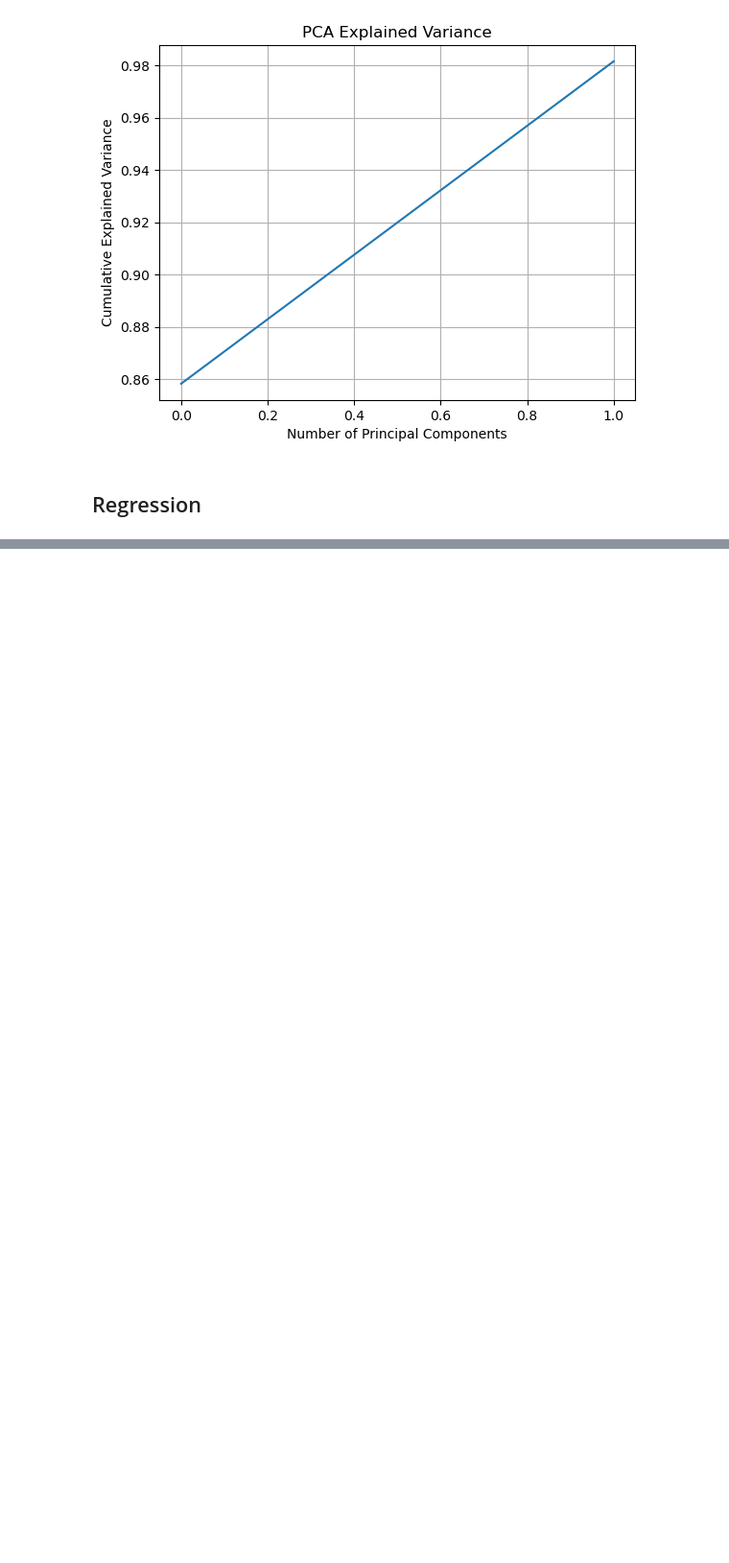
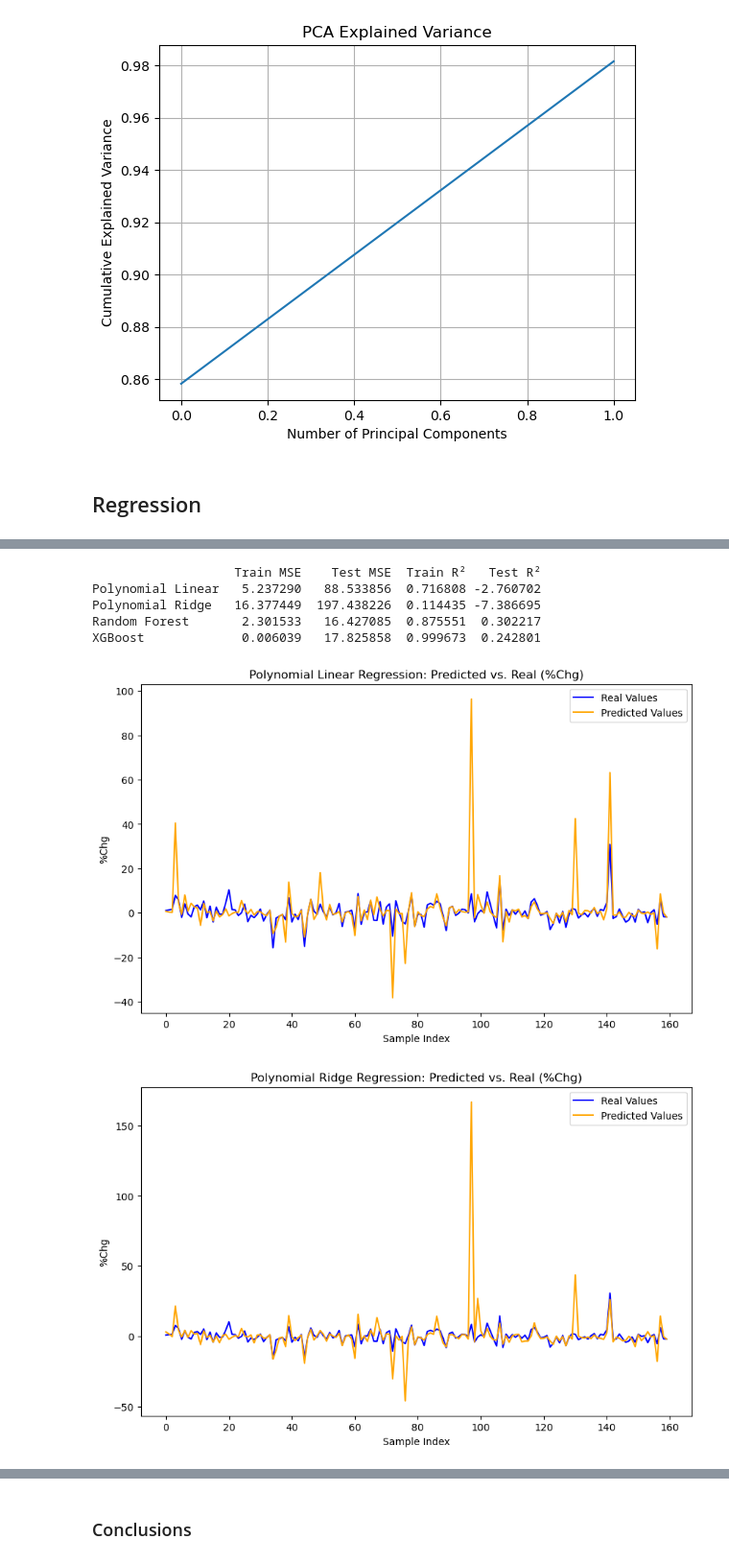
Before and after one commit to raresmanta/StockReturnPredictionProject, a Jupyter notebook: Project.ipynb, the cells around one changed output, grey strips where cells are left out. Shown at 96% size. Drawn from its saved outputs; the diff is of its cells as text; code cells hidden in the pictures; blank space fills up the shorter version.

Commit message:
Finished Regression
added the regression models, their graphs tables etc

```diff
--- a/Project.ipynb
+++ b/Project.ipynb
@@ -164,0 +199,18 @@ X_train, X_test, y_train, y_test = train_test_split(X, y, test_size=0.2, random_
+# %%
+# Random Forest
+rf_model = RandomForestRegressor(n_estimators=100, random_state=42)
+rf_model.fit(X_train, y_train)
+results_regression['Random Forest'] = {
+    'Train MSE': mean_squared_error(y_train, rf_model.predict(X_train)),
+    'Test MSE': mean_squared_error(y_test, rf_model.predict(X_test)),
+    'Train R²': r2_score(y_train, rf_model.predict(X_train)),
+    'Test R²': r2_score(y_test, rf_model.predict(X_test))}
+# %%
+# XGBoost
+xg_model = xgb.XGBRegressor(objective='reg:squarederror', random_state=42)
+xg_model.fit(X_train, y_train)
+results_regression['XGBoost'] = {
+    'Train MSE': mean_squared_error(y_train, xg_model.predict(X_train)),
+    'Test MSE': mean_squared_error(y_test, xg_model.predict(X_test)),
+    'Train R²': r2_score(y_train, xg_model.predict(X_train)),
+    'Test R²': r2_score(y_test, xg_model.predict(X_test))}
@@ -164,0 +230,51 @@ X_train, X_test, y_train, y_test = train_test_split(X, y, test_size=0.2, random_
+# %%
+print(pd.DataFrame(results_regression).T)
+# %% [output]
+                   Train MSE    Test MSE  Train R²   Test R²
+Polynomial Linear   5.237290   88.533856  0.716808 -2.760702
+Polynomial Ridge   16.377449  197.438226  0.114435 -7.386695
+Random Forest       2.301533   16.427085  0.875551  0.302217
+XGBoost             0.006039   17.825858  0.999673  0.242801
+# %%
+# Polynomial Linear Regression Plot
+plt.figure(figsize=(10, 6))
+plt.plot(y_test.values, label='Real Values', color='blue')
+plt.plot(poly_reg_model.predict(X_test_poly), label='Predicted Values', color='orange')
+plt.title('Polynomial Linear Regression: Predicted vs. Real (%Chg)')
+plt.xlabel('Sample Index')
+plt.ylabel('%Chg')
+plt.legend()
+plt.show()
+
+# Polynomial Ridge Regression Plot
+plt.figure(figsize=(10, 6))
+plt.plot(y_test.values, label='Real Values', color='blue')
+plt.plot(ridge_model.predict(X_test_poly), label='Predicted Values', color='orange')
+plt.title('Polynomial Ridge Regression: Predicted vs. Real (%Chg)')
+plt.xlabel('Sample Index')
+plt.ylabel('%Chg')
+plt.legend()
+plt.show()
+
+# Random Forest Regression Plot
+plt.figure(figsize=(10, 6))
+plt.plot(y_test.values, label='Real Values', color='blue')
+plt.plot(rf_model.predict(X_test), label='Predicted Values', color='orange')
+plt.title('Random Forest Regression: Predicted vs. Real (%Chg)')
+plt.xlabel('Sample Index')
+plt.ylabel('%Chg')
+plt.legend()
+plt.show()
+
+# XGBoost Regression Plot
+plt.figure(figsize=(10, 6))
+plt.plot(y_test.values, label='Real Values', color='blue')
+plt.plot(xg_model.predict(X_test), label='Predicted Values', color='orange')
+plt.title('XGBoost Regression: Predicted vs. Real (%Chg)')
+plt.xlabel('Sample Index')
+plt.ylabel('%Chg')
+plt.legend()
+plt.show()
+# %% [output]
+[figure, added]
+[figure, added]
@@ -164,0 +283,2 @@ X_train, X_test, y_train, y_test = train_test_split(X, y, test_size=0.2, random_
+# %% [markdown]
+### Conclusions
```
Also changed, not shown: parts of 10 cells of this notebook.
